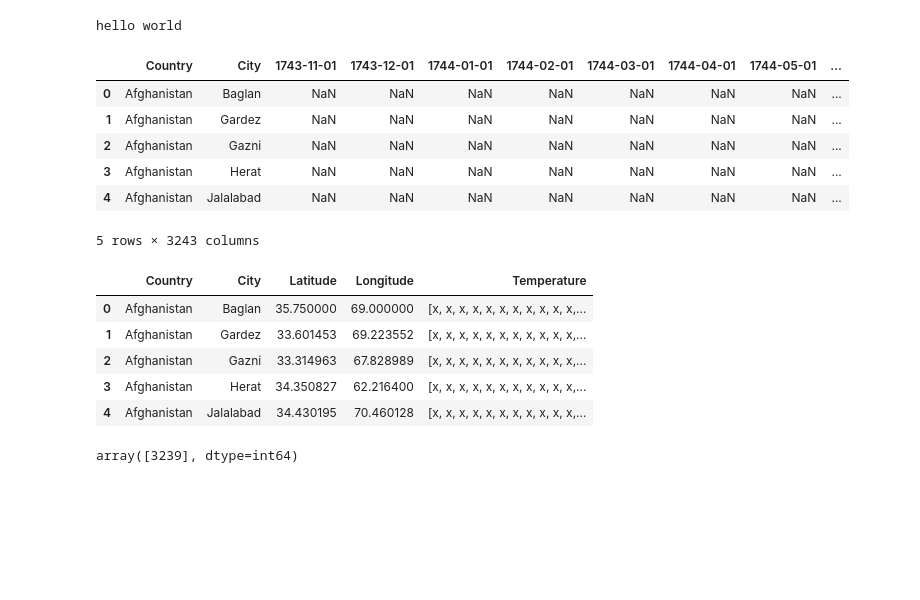
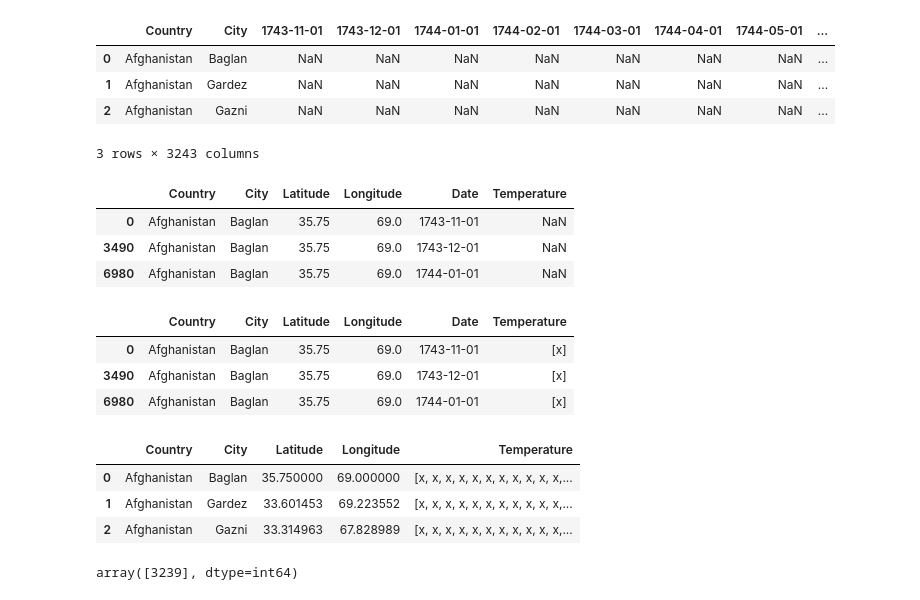
Before and after one commit to Emoill/RealVis, a Jupyter notebook: finalform.ipynb, the cells around one changed output. Saved outputs shown, nothing was run; the diff lists cells and outputs as text; code cells hidden in the pictures; blank space fills up the shorter version.

```diff
--- a/finalform.ipynb
+++ b/finalform.ipynb
@@ -1,48 +1,43 @@
-# %%
-print("hello world")
-# %% [output]
-hello world
 # %%
 import pandas as pd
 import numpy as np
 # %%
 #load data from csv
 df = pd.read_csv('public/data/pivot_df.csv')
+df.head(3)
+# %% [output]
+|  | Country | City | 1743-11-01 | 1743-12-01 | 1744-01-01 | 1744-02-01 | 1744-03-01 | 1744-04-01 | 1744-05-01 | ... |
+| 0 | Afghanistan | Baglan | NaN | NaN | NaN | NaN | NaN | NaN | NaN | ... |
+| 1 | Afghanistan | Gardez | NaN | NaN | NaN | NaN | NaN | NaN | NaN | ... |
+| 2 | Afghanistan | Gazni | NaN | NaN | NaN | NaN | NaN | NaN | NaN | ... |
+3 rows × 3243 columns
-# %%
-df.head()
-# %% [output]
-|  | Country | City | 1743-11-01 | 1743-12-01 | 1744-01-01 | 1744-02-01 | 1744-03-01 | 1744-04-01 | 1744-05-01 | ... |
-| 0 | Afghanistan | Baglan | NaN | NaN | NaN | NaN | NaN | NaN | NaN | ... |
-| 1 | Afghanistan | Gardez | NaN | NaN | NaN | NaN | NaN | NaN | NaN | ... |
-| 2 | Afghanistan | Gazni | NaN | NaN | NaN | NaN | NaN | NaN | NaN | ... |
-| 3 | Afghanistan | Herat | NaN | NaN | NaN | NaN | NaN | NaN | NaN | ... |
-| 4 | Afghanistan | Jalalabad | NaN | NaN | NaN | NaN | NaN | NaN | NaN | ... |
-5 rows × 3243 columns
 # %%
-
 # Melt-Funktion verwenden, um den DataFrame umzustrukturieren
 melted_df = pd.melt(df, id_vars=['Country', 'City', 'Latitude', 'Longitude'], var_name='Date', value_name='Temperature')
-
-# Sortieren nach Country, City und Date
 melted_df = melted_df.sort_values(by=['Country', 'City', 'Date'])
-
-# Vor dem Gruppieren die Temperaturdaten in Arrays umwandeln
-melted_df['Temperature'] = melted_df['Temperature'].apply(lambda x: [x] if pd.notna(x) else ["x"])
-
-# Gruppieren nach Country und City und die Temperaturen als Liste speichern
-grouped_df = melted_df.groupby(['Country', 'City', 'Latitude', 'Longitude'])['Temperature'].sum()
-
-# DataFrame wieder zusammenfügen
-result_df = grouped_df.reset_index()
+melted_df.head(3)
+# %% [output]
+|  | Country | City | Latitude | Longitude | Date | Temperature |
+| 0 | Afghanistan | Baglan | 35.75 | 69.0 | 1743-11-01 | NaN |
+| 3490 | Afghanistan | Baglan | 35.75 | 69.0 | 1743-12-01 | NaN |
+| 6980 | Afghanistan | Baglan | 35.75 | 69.0 | 1744-01-01 | NaN |
-# %%
-result_df.head()
-# %% [output]
-|  | Country | City | Latitude | Longitude | Temperature |
-| 0 | Afghanistan | Baglan | 35.750000 | 69.000000 | [x, x, x, x, x, x, x, x, x, x, x,... |
-| 1 | Afghanistan | Gardez | 33.601453 | 69.223552 | [x, x, x, x, x, x, x, x, x, x, x,... |
-| 2 | Afghanistan | Gazni | 33.314963 | 67.828989 | [x, x, x, x, x, x, x, x, x, x, x,... |
-| 3 | Afghanistan | Herat | 34.350827 | 62.216400 | [x, x, x, x, x, x, x, x, x, x, x,... |
-| 4 | Afghanistan | Jalalabad | 34.430195 | 70.460128 | [x, x, x, x, x, x, x, x, x, x, x,... |
+# %%
+melted_df['Temperature'] = melted_df['Temperature'].apply(lambda x: [x] if pd.notna(x) else ["x"])
+melted_df.head(3)
+# %% [output]
+|  | Country | City | Latitude | Longitude | Date | Temperature |
+| 0 | Afghanistan | Baglan | 35.75 | 69.0 | 1743-11-01 | [x] |
+| 3490 | Afghanistan | Baglan | 35.75 | 69.0 | 1743-12-01 | [x] |
+| 6980 | Afghanistan | Baglan | 35.75 | 69.0 | 1744-01-01 | [x] |
+# %%
+grouped_df = melted_df.groupby(['Country', 'City', 'Latitude', 'Longitude'])['Temperature'].sum()
+result_df = grouped_df.reset_index()
+result_df.head(3)
+# %% [output]
+|  | Country | City | Latitude | Longitude | Temperature |
+| 0 | Afghanistan | Baglan | 35.750000 | 69.000000 | [x, x, x, x, x, x, x, x, x, x, x,... |
+| 1 | Afghanistan | Gardez | 33.601453 | 69.223552 | [x, x, x, x, x, x, x, x, x, x, x,... |
+| 2 | Afghanistan | Gazni | 33.314963 | 67.828989 | [x, x, x, x, x, x, x, x, x, x, x,... |
 # %%
 result_df.to_csv('public/data/pivot_df_melted.csv', index=False)
 # %%
```
Also changed, not shown: 6 other files.
